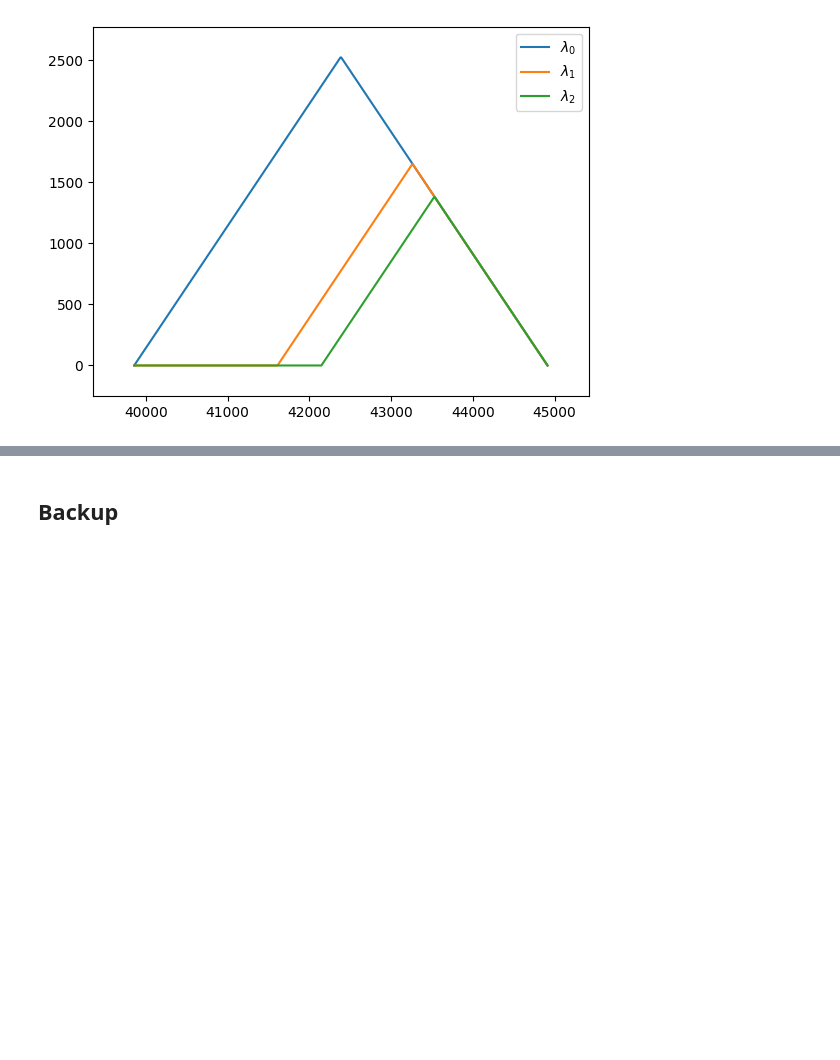
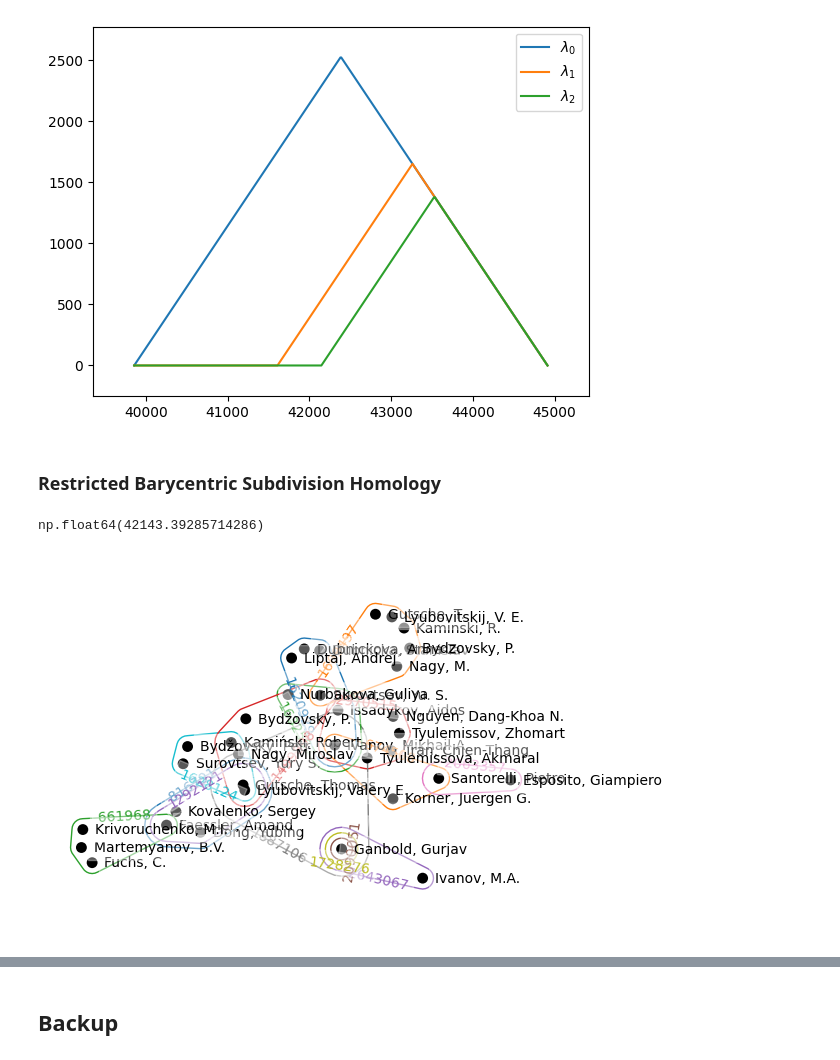
Before and after one commit to ALuchinsky/hpx_test, a Jupyter notebook: papers/tda_papers.ipynb, the cells around one changed output, grey strips where cells are left out. Drawn from its saved outputs; the diff is of its cells as text; code cells hidden in the pictures; blank space fills up the shorter version.

```diff
--- a/papers/tda_papers.ipynb
+++ b/papers/tda_papers.ipynb
@@ -172,3 +178,5 @@ pla = PersLandscapeApprox(dgms=diag_small,hom_deg=1)
 ax = plot_landscape_simple(pla, depth_range=range(3))
 # %% [output]
 [figure]
+# %% [markdown]
+### Restricted Barycentric Subdivision Homology
@@ -174,0 +205,10 @@ ax = plot_landscape_simple(pla, depth_range=range(3))
+# %%
+days_dict = get_filtrations(h_small, paps, dict_= True)
+np.mean([np.mean([days_dict[e] for e in edg_list[i]]) for i in (0,1,2)])
+# %% [output]
+np.float64(42143.39285714286)
+# %%
+h_small = H.restrict_to_nodes(sorted_comps[3][1])
+hnx.draw(h_small)
+# %% [output]
+[figure, added]
```
Also changed, not shown: parts of 5 cells of this notebook.
